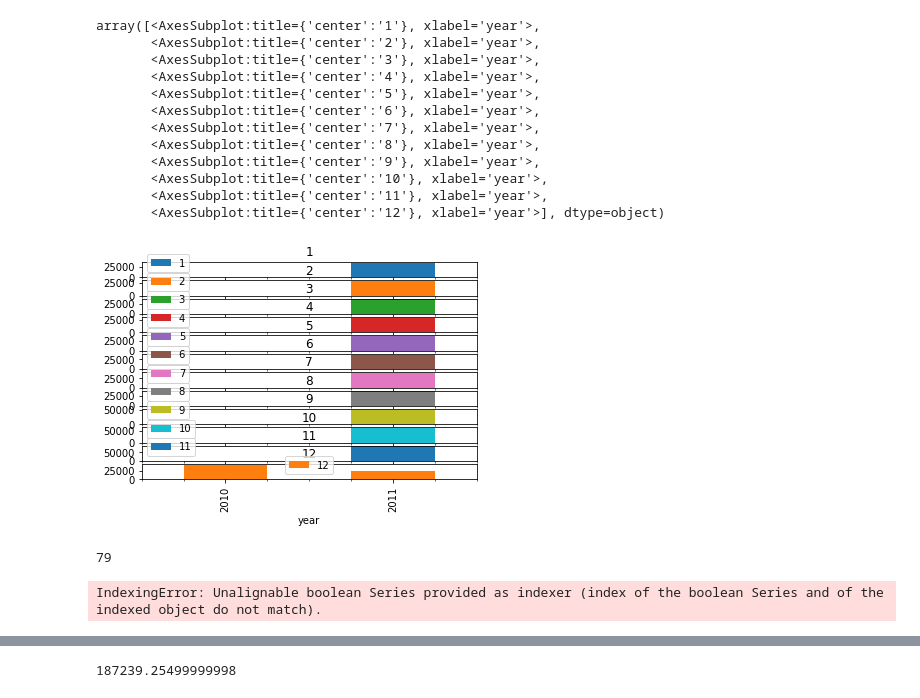
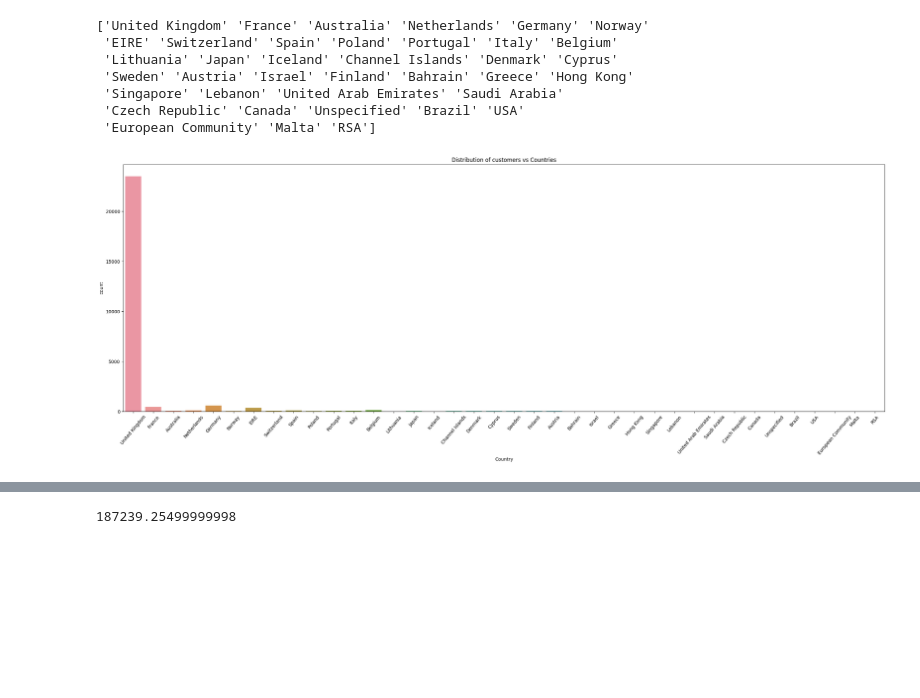
Before and after one commit to sameerksingh1236/Team_B_sameer_abhay, a Jupyter notebook: DataAnalysis/Data_Analysis_Sol.ipynb, the cells around one changed output, grey strips where cells are left out. Cells and saved outputs as stored; diff of their text form; code cells hidden in the pictures; blank space fills up the shorter version.

```diff
--- a/DataAnalysis/Data_Analysis_Sol.ipynb
+++ b/DataAnalysis/Data_Analysis_Sol.ipynb
@@ -49,16 +66,0 @@ customer_by_month_and_year=data.groupby(['month','year']).size()
-# %%
-customer_by_month_and_year.unstack(level=0).plot(kind='bar',subplots=True)
-# %% [output]
-array([<AxesSubplot:title={'center':'1'}, xlabel='year'>,
-       <AxesSubplot:title={'center':'2'}, xlabel='year'>,
-       <AxesSubplot:title={'center':'3'}, xlabel='year'>,
-       <AxesSubplot:title={'center':'4'}, xlabel='year'>,
-       <AxesSubplot:title={'center':'5'}, xlabel='year'>,
-       <AxesSubplot:title={'center':'6'}, xlabel='year'>,
-       <AxesSubplot:title={'center':'7'}, xlabel='year'>,
-       <AxesSubplot:title={'center':'8'}, xlabel='year'>,
-       <AxesSubplot:title={'center':'9'}, xlabel='year'>,
-       <AxesSubplot:title={'center':'10'}, xlabel='year'>,
-       <AxesSubplot:title={'center':'11'}, xlabel='year'>,
-       <AxesSubplot:title={'center':'12'}, xlabel='year'>], dtype=object)
-[figure, removed]
@@ -67,10 +67,21 @@ array([<AxesSubplot:title={'center':'1'}, xlabel='year'>,
 # %%
-#Number of One time buyers
-(data['CustomerID'].value_counts()==1).sum()
+#Finding countries
+countries=data['Country'].unique()
+print(countries)
 # %% [output]
-79
+['United Kingdom' 'France' 'Australia' 'Netherlands' 'Germany' 'Norway'
+ 'EIRE' 'Switzerland' 'Spain' 'Poland' 'Portugal' 'Italy' 'Belgium'
+ 'Lithuania' 'Japan' 'Iceland' 'Channel Islands' 'Denmark' 'Cyprus'
+ 'Sweden' 'Austria' 'Israel' 'Finland' 'Bahrain' 'Greece' 'Hong Kong'
+ 'Singapore' 'Lebanon' 'United Arab Emirates' 'Saudi Arabia'
+ 'Czech Republic' 'Canada' 'Unspecified' 'Brazil' 'USA'
+ 'European Community' 'Malta' 'RSA']
-# %%
-data[(data['CustomerID'].value_counts()==1)]['Country']
-# %% [output]
-IndexingError: Unalignable boolean Series provided as indexer (index of the boolean Series and of the indexed object do not match).
+# %%
+plt.figure(figsize=(30,10),dpi=100)
+plt.xticks(rotation=50)
+plt.title('Distribution of customers vs Countries')
+snb.countplot(x='Country',data=customer_by_year)
+plt.show()
+# %% [output]
+[figure, added]
 # %% [markdown]
```
Also changed, not shown: parts of 40 cells of this notebook.
